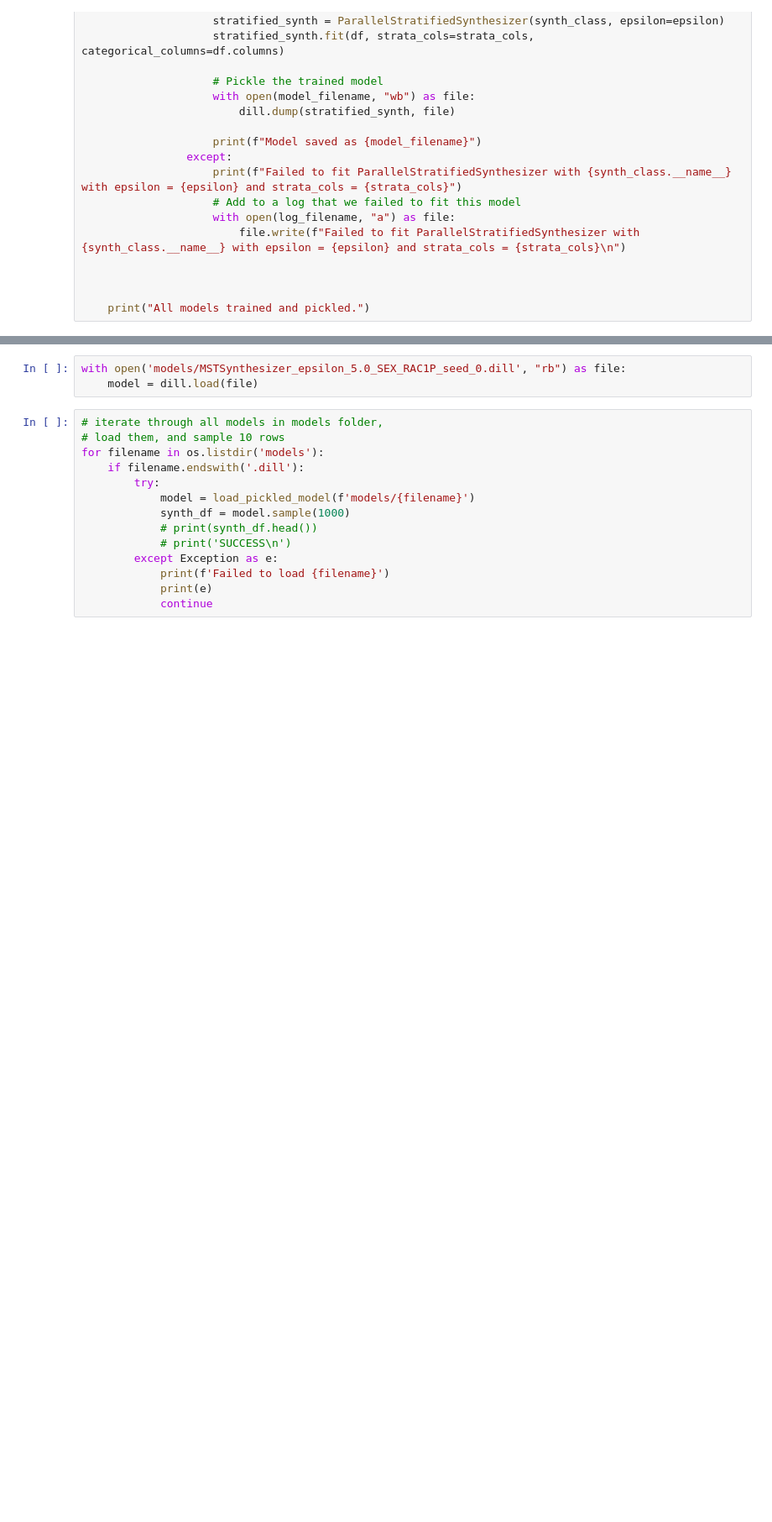
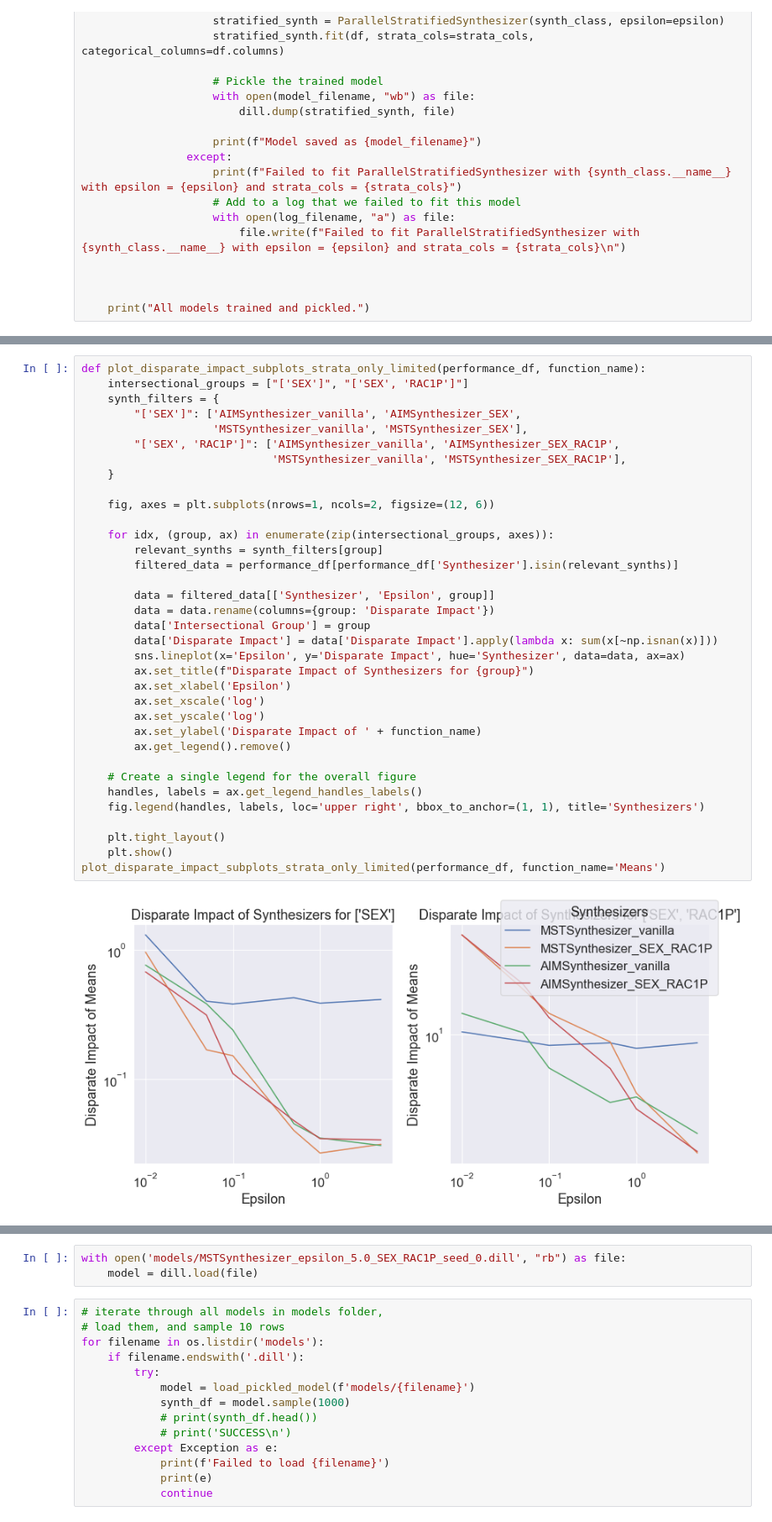
Before and after one commit to lurosenb/stratify_dp, a Jupyter notebook: model_training.ipynb, the cells around one changed output, grey strips where cells are left out. Shown: that part at 84% size. Saved outputs shown, nothing was run; the diff lists cells and outputs as text; blank space fills up the shorter version.

```diff
--- a/model_training.ipynb
+++ b/model_training.ipynb
@@ -526,0 +578,37 @@ performance_df
+# %%
+def plot_disparate_impact_subplots_strata_only_limited(performance_df, function_name):
+    intersectional_groups = ["['SEX']", "['SEX', 'RAC1P']"]
+    synth_filters = {
+        "['SEX']": ['AIMSynthesizer_vanilla', 'AIMSynthesizer_SEX',
+                    'MSTSynthesizer_vanilla', 'MSTSynthesizer_SEX'],
+        "['SEX', 'RAC1P']": ['AIMSynthesizer_vanilla', 'AIMSynthesizer_SEX_RAC1P',
+                             'MSTSynthesizer_vanilla', 'MSTSynthesizer_SEX_RAC1P'],
+    }
+
+    fig, axes = plt.subplots(nrows=1, ncols=2, figsize=(12, 6))
+
+    for idx, (group, ax) in enumerate(zip(intersectional_groups, axes)):
+        relevant_synths = synth_filters[group]
+        filtered_data = performance_df[performance_df['Synthesizer'].isin(relevant_synths)]
+
+        data = filtered_data[['Synthesizer', 'Epsilon', group]]
+        data = data.rename(columns={group: 'Disparate Impact'})
+        data['Intersectional Group'] = group
+        data['Disparate Impact'] = data['Disparate Impact'].apply(lambda x: sum(x[~np.isnan(x)]))
+        sns.lineplot(x='Epsilon', y='Disparate Impact', hue='Synthesizer', data=data, ax=ax)
+        ax.set_title(f"Disparate Impact of Synthesizers for {group}")
+        ax.set_xlabel('Epsilon')
+        ax.set_xscale('log')
+        ax.set_yscale('log')
+        ax.set_ylabel('Disparate Impact of ' + function_name)
+        ax.get_legend().remove()
+
+    # Create a single legend for the overall figure
+    handles, labels = ax.get_legend_handles_labels()
+    fig.legend(handles, labels, loc='upper right', bbox_to_anchor=(1, 1), title='Synthesizers')
+
+    plt.tight_layout()
+    plt.show()
+plot_disparate_impact_subplots_strata_only_limited(performance_df, function_name='Means')
+# %% [output]
+[figure, added]
```
Also changed, not shown: parts of 13 cells of this notebook, 3 other files.
